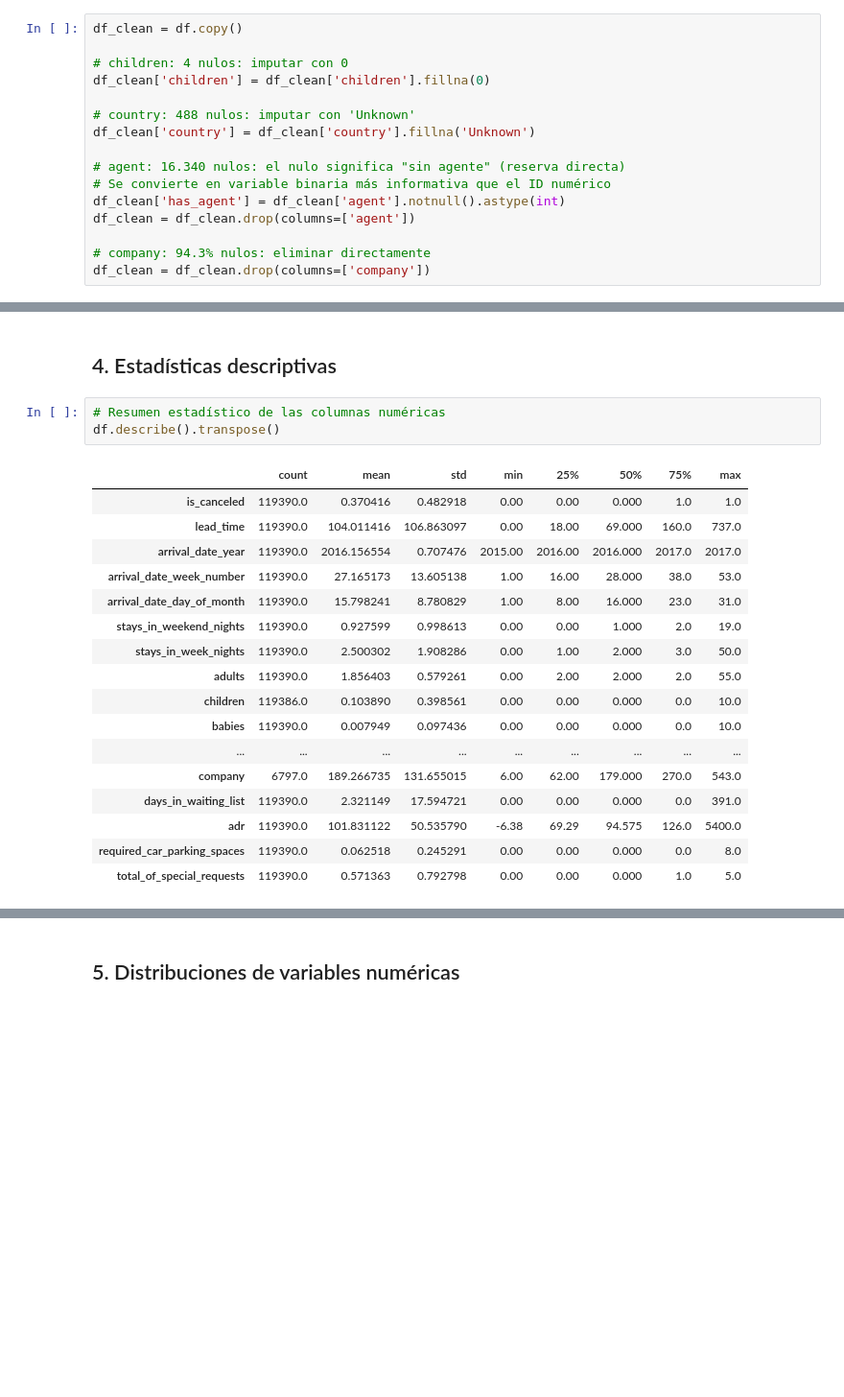
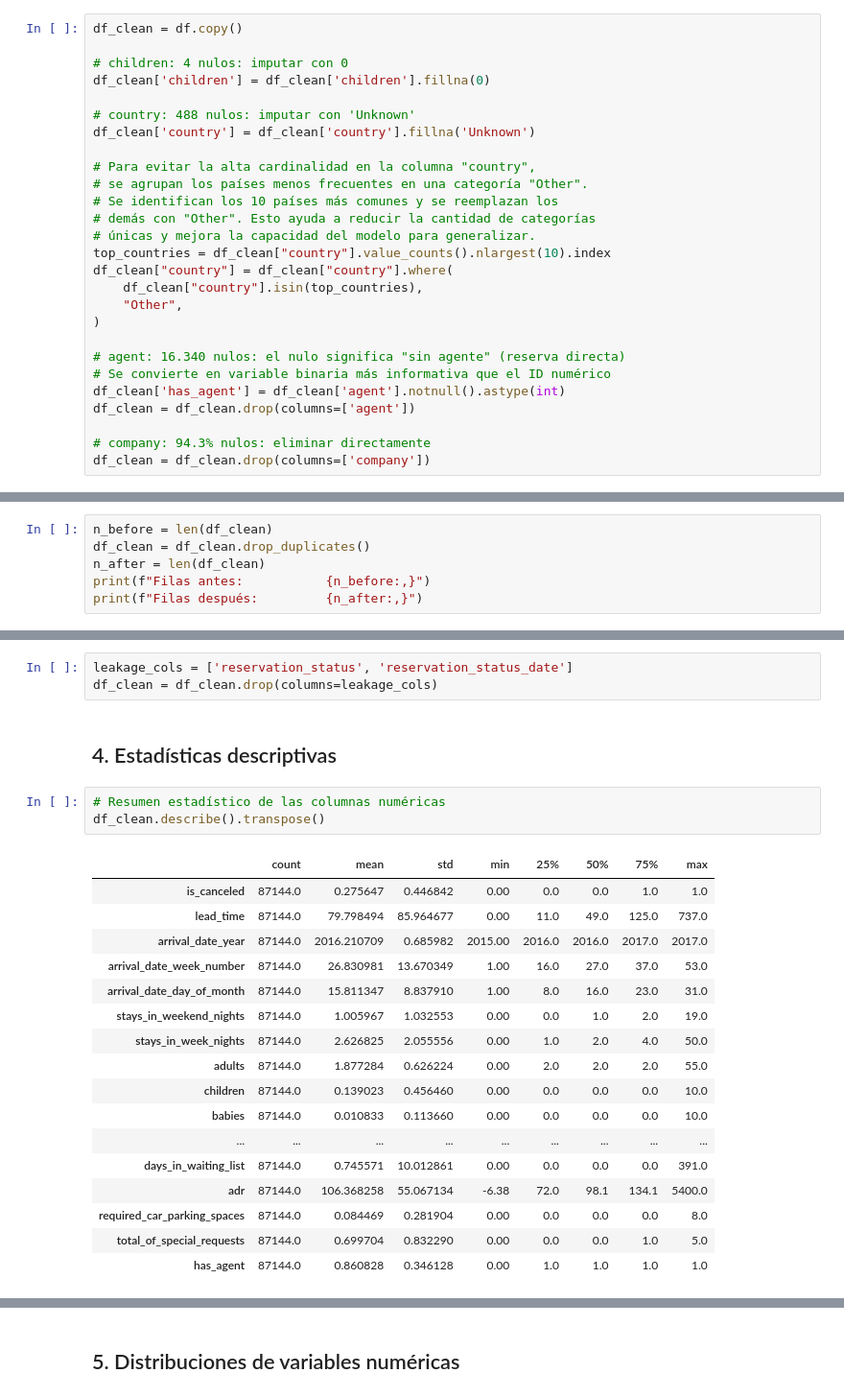
Before and after one commit to SorianoTech/pontia-modulo5-machine-learning-deep-learning-entrega-sergio-soriano, a Jupyter notebook: notebooks/exploracion/eda_inicial.ipynb, the cells around one changed output, grey strips where cells are left out. Shown at 96% size. Drawn from its saved outputs; the diff is of its cells as text; blank space fills up the shorter version.

```diff
--- a/notebooks/exploracion/eda_inicial.ipynb
+++ b/notebooks/exploracion/eda_inicial.ipynb
@@ -136,6 +144,17 @@ df_clean['children'] = df_clean['children'].fillna(0)
 # country: 488 nulos: imputar con 'Unknown'
 df_clean['country'] = df_clean['country'].fillna('Unknown')
 
+# Para evitar la alta cardinalidad en la columna "country",
+# se agrupan los países menos frecuentes en una categoría "Other".
+# Se identifican los 10 países más comunes y se reemplazan los
+# demás con "Other". Esto ayuda a reducir la cantidad de categorías
+# únicas y mejora la capacidad del modelo para generalizar.
+top_countries = df_clean["country"].value_counts().nlargest(10).index
+df_clean["country"] = df_clean["country"].where(
+    df_clean["country"].isin(top_countries),
+    "Other",
+)
+
 # agent: 16.340 nulos: el nulo significa "sin agente" (reserva directa)
 # Se convierte en variable binaria más informativa que el ID numérico
 df_clean['has_agent'] = df_clean['agent'].notnull().astype(int)
@@ -145,0 +167,6 @@ df_clean = df_clean.drop(columns=['company'])
+# %%
+n_before = len(df_clean)
+df_clean = df_clean.drop_duplicates()
+n_after = len(df_clean)
+print(f"Filas antes:           {n_before:,}")
+print(f"Filas después:         {n_after:,}")
@@ -146,23 +182,26 @@ df_clean = df_clean.drop(columns=['company'])
+# %%
+leakage_cols = ['reservation_status', 'reservation_status_date']
+df_clean = df_clean.drop(columns=leakage_cols)
 # %% [markdown]
 ## 4. Estadísticas descriptivas
 # %%
 # Resumen estadístico de las columnas numéricas
-df.describe().transpose()
+df_clean.describe().transpose()
 # %% [output]
 |  | count | mean | std | min | 25% | 50% | 75% | max |
-| is_canceled | 119390.0 | 0.370416 | 0.482918 | 0.00 | 0.00 | 0.000 | 1.0 | 1.0 |
-| lead_time | 119390.0 | 104.011416 | 106.863097 | 0.00 | 18.00 | 69.000 | 160.0 | 737.0 |
-| arrival_date_year | 119390.0 | 2016.156554 | 0.707476 | 2015.00 | 2016.00 | 2016.000 | 2017.0 | 2017.0 |
-| arrival_date_week_number | 119390.0 | 27.165173 | 13.605138 | 1.00 | 16.00 | 28.000 | 38.0 | 53.0 |
-| arrival_date_day_of_month | 119390.0 | 15.798241 | 8.780829 | 1.00 | 8.00 | 16.000 | 23.0 | 31.0 |
-| stays_in_weekend_nights | 119390.0 | 0.927599 | 0.998613 | 0.00 | 0.00 | 1.000 | 2.0 | 19.0 |
-| stays_in_week_nights | 119390.0 | 2.500302 | 1.908286 | 0.00 | 1.00 | 2.000 | 3.0 | 50.0 |
-| adults | 119390.0 | 1.856403 | 0.579261 | 0.00 | 2.00 | 2.000 | 2.0 | 55.0 |
-| children | 119386.0 | 0.103890 | 0.398561 | 0.00 | 0.00 | 0.000 | 0.0 | 10.0 |
-| babies | 119390.0 | 0.007949 | 0.097436 | 0.00 | 0.00 | 0.000 | 0.0 | 10.0 |
+| is_canceled | 87144.0 | 0.275647 | 0.446842 | 0.00 | 0.0 | 0.0 | 1.0 | 1.0 |
+| lead_time | 87144.0 | 79.798494 | 85.964677 | 0.00 | 11.0 | 49.0 | 125.0 | 737.0 |
+| arrival_date_year | 87144.0 | 2016.210709 | 0.685982 | 2015.00 | 2016.0 | 2016.0 | 2017.0 | 2017.0 |
+| arrival_date_week_number | 87144.0 | 26.830981 | 13.670349 | 1.00 | 16.0 | 27.0 | 37.0 | 53.0 |
+| arrival_date_day_of_month | 87144.0 | 15.811347 | 8.837910 | 1.00 | 8.0 | 16.0 | 23.0 | 31.0 |
+| stays_in_weekend_nights | 87144.0 | 1.005967 | 1.032553 | 0.00 | 0.0 | 1.0 | 2.0 | 19.0 |
+| stays_in_week_nights | 87144.0 | 2.626825 | 2.055556 | 0.00 | 1.0 | 2.0 | 4.0 | 50.0 |
+| adults | 87144.0 | 1.877284 | 0.626224 | 0.00 | 2.0 | 2.0 | 2.0 | 55.0 |
+| children | 87144.0 | 0.139023 | 0.456460 | 0.00 | 0.0 | 0.0 | 0.0 | 10.0 |
+| babies | 87144.0 | 0.010833 | 0.113660 | 0.00 | 0.0 | 0.0 | 0.0 | 10.0 |
 | ... | ... | ... | ... | ... | ... | ... | ... | ... |
-| company | 6797.0 | 189.266735 | 131.655015 | 6.00 | 62.00 | 179.000 | 270.0 | 543.0 |
-| days_in_waiting_list | 119390.0 | 2.321149 | 17.594721 | 0.00 | 0.00 | 0.000 | 0.0 | 391.0 |
-| adr | 119390.0 | 101.831122 | 50.535790 | -6.38 | 69.29 | 94.575 | 126.0 | 5400.0 |
-| required_car_parking_spaces | 119390.0 | 0.062518 | 0.245291 | 0.00 | 0.00 | 0.000 | 0.0 | 8.0 |
-| total_of_special_requests | 119390.0 | 0.571363 | 0.792798 | 0.00 | 0.00 | 0.000 | 1.0 | 5.0 |
+| days_in_waiting_list | 87144.0 | 0.745571 | 10.012861 | 0.00 | 0.0 | 0.0 | 0.0 | 391.0 |
+| adr | 87144.0 | 106.368258 | 55.067134 | -6.38 | 72.0 | 98.1 | 134.1 | 5400.0 |
+| required_car_parking_spaces | 87144.0 | 0.084469 | 0.281904 | 0.00 | 0.0 | 0.0 | 0.0 | 8.0 |
+| total_of_special_requests | 87144.0 | 0.699704 | 0.832290 | 0.00 | 0.0 | 0.0 | 1.0 | 5.0 |
+| has_agent | 87144.0 | 0.860828 | 0.346128 | 0.00 | 1.0 | 1.0 | 1.0 | 1.0 |
```
Also changed, not shown: parts of 12 cells of this notebook, 3 other files.
